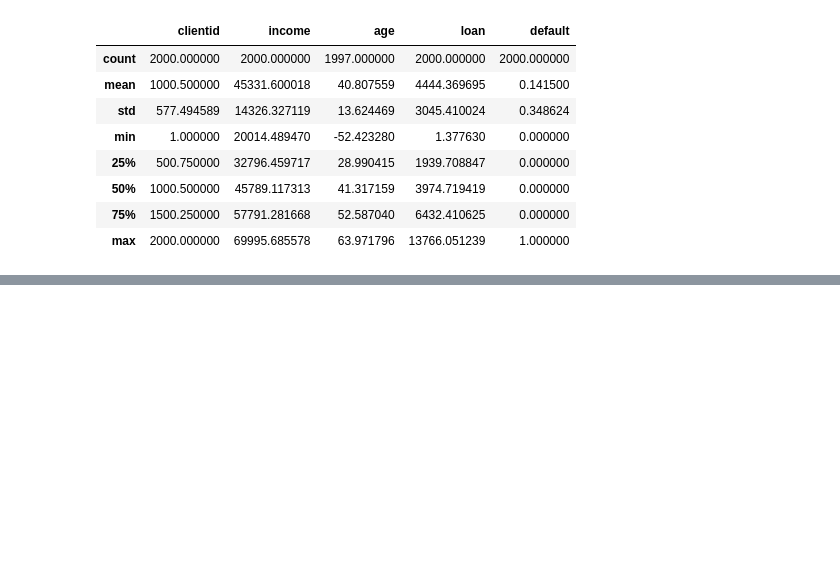
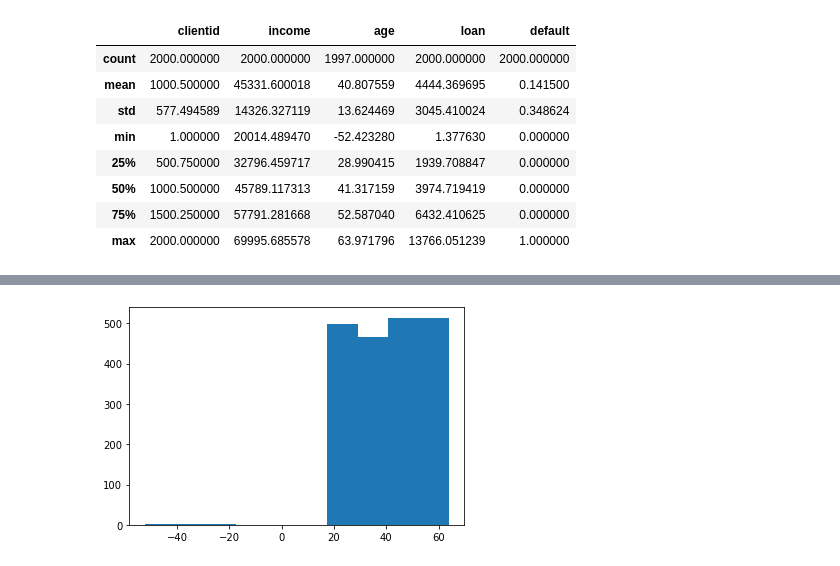
Before and after one commit to DonizeteVida/ai_things, a Jupyter notebook: supervised/credit_card.ipynb, the cells around one changed output, grey strips where cells are left out. Drawn from its saved outputs; the diff is of its cells as text; code cells hidden in the pictures; blank space fills up the shorter version.

```diff
--- a/supervised/credit_card.ipynb
+++ b/supervised/credit_card.ipynb
@@ -38,0 +47,4 @@ base_credit.describe()
+# %%
+plt.hist(x=base_credit['age']);
+# %% [output]
+[figure, added]
```
Also changed, not shown: parts of 8 cells of this notebook.
